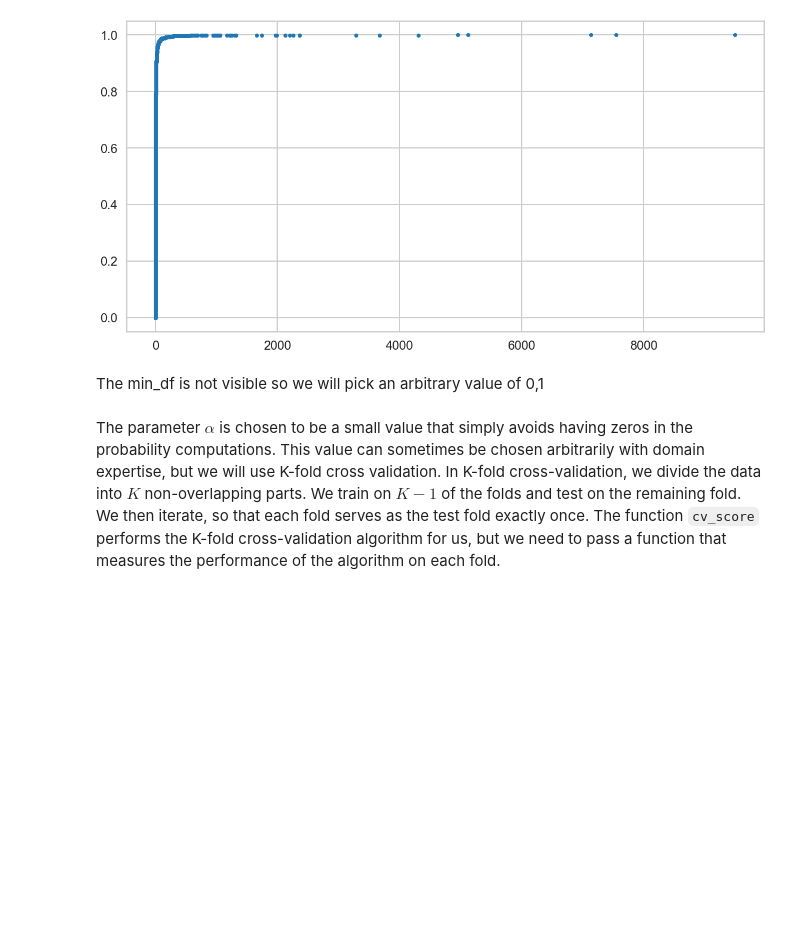
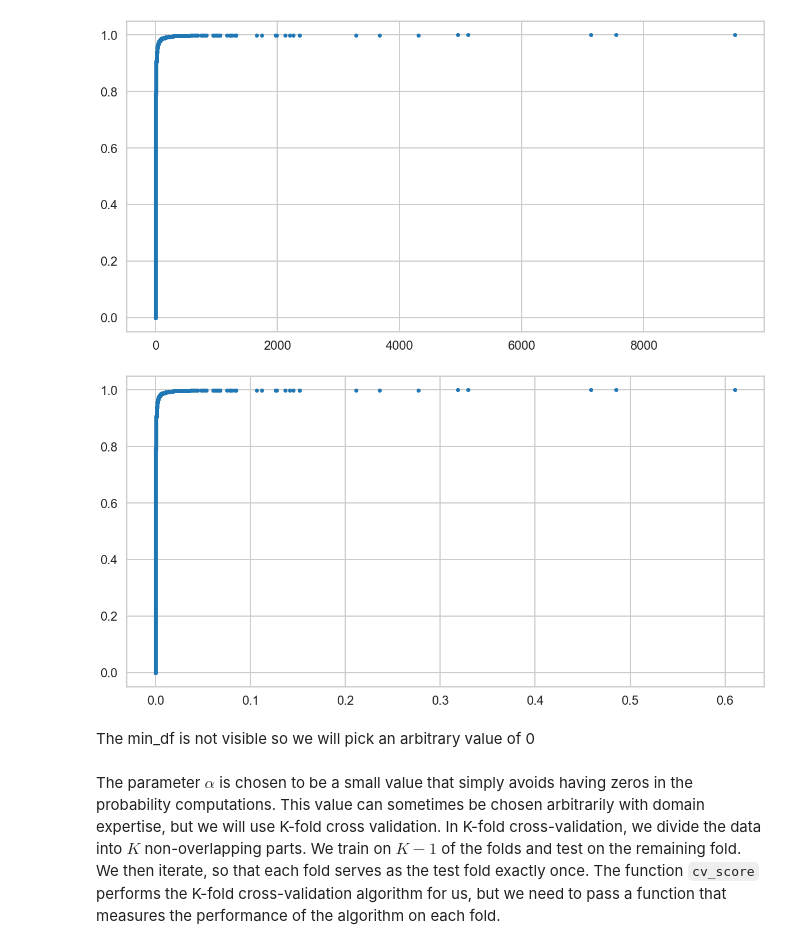
Before and after one commit to sarisboo/springboard, a Jupyter notebook: naive_bayes/Mini_Project_Naive_Bayes.ipynb, the cells around one changed output. Cells and saved outputs as stored; diff of their text form; code cells hidden in the pictures; blank space fills up the shorter version.

```diff
--- a/naive_bayes/Mini_Project_Naive_Bayes.ipynb
+++ b/naive_bayes/Mini_Project_Naive_Bayes.ipynb
@@ -312,8 +312,14 @@ y = np.arange(1, len(x) + 1)/len(x)
 _ = plt.plot(x, y, marker='.', linestyle='none')
 # %% [output]
 [figure]
+# %%
+plt.figure(figsize=(20,10))
+x_new = x/len(word_matrix)
+_ = plt.plot(x_new, y, marker='.', linestyle='none')
+# %% [output]
+[figure, added]
 # %% [markdown]
-The min_df is not visible so we will pick an arbitrary value of 0,1
+The min_df is not visible so we will pick an arbitrary value of 0
 # %% [markdown]
 The parameter $\alpha$ is chosen to be a small value that simply avoids having zeros in the probability computations. This value can sometimes be chosen arbitrarily with domain expertise, but we will use K-fold cross validation. In K-fold cross-validation, we divide the data into $K$ non-overlapping parts. We train on $K-1$ of the folds and test on the remaining fold. We then iterate, so that each fold serves as the test fold exactly once. The function `cv_score` performs the K-fold cross-validation algorithm for us, but we need to pass a function that measures the performance of the algorithm on each fold.
 # %%
```
Also changed, not shown: parts of 3 cells of this notebook.
